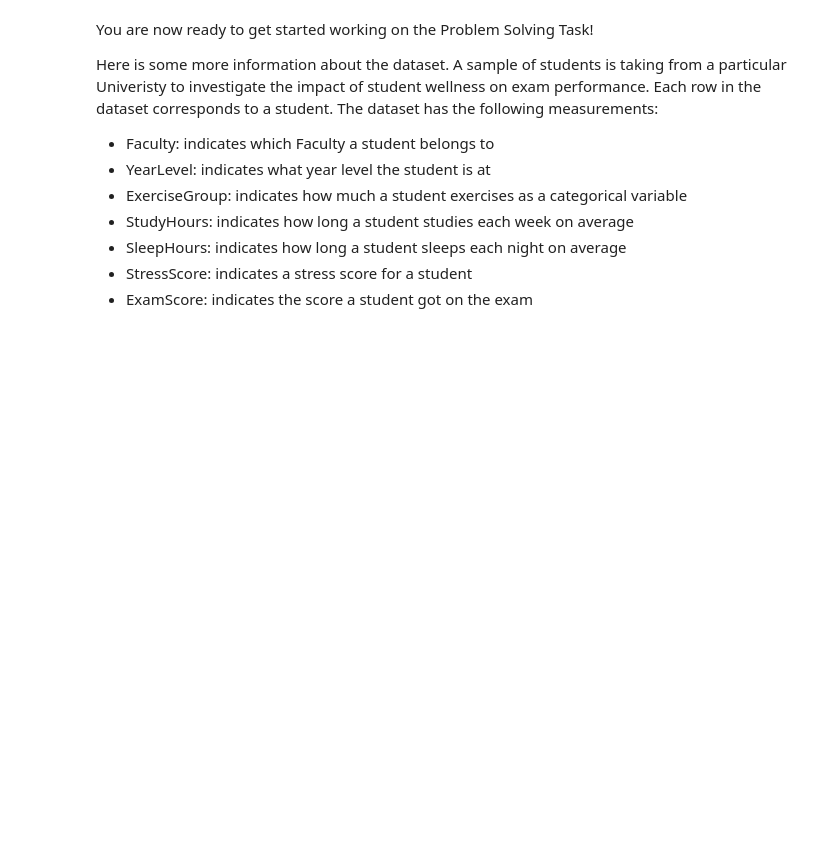
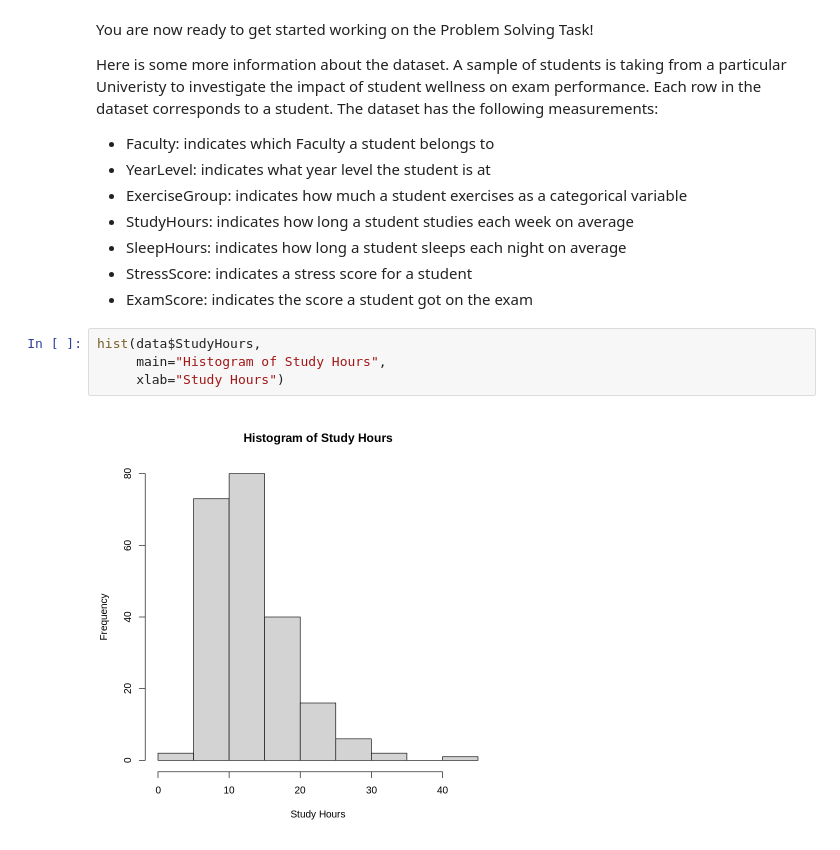
Before and after one commit to isaacleejm/MXB107, a Jupyter notebook: notebooks/psts/PST1_Starter.ipynb, the cells around one changed output. Cells and saved outputs as stored; diff of their text form; blank space fills up the shorter version.

```diff
--- a/notebooks/psts/PST1_Starter.ipynb
+++ b/notebooks/psts/PST1_Starter.ipynb
@@ -116,3 +116,9 @@ Here is some more information about the dataset.  A sample of students is taking
 *   SleepHours: indicates how long a student sleeps each night on average
 *   StressScore: indicates a stress score for a student
 *   ExamScore: indicates the score a student got on the exam
+# %%
+hist(data$StudyHours,
+     main="Histogram of Study Hours",
+     xlab="Study Hours")
+# %% [output]
+[figure, added]
```
Also changed, not shown: parts of 2 cells of this notebook.
